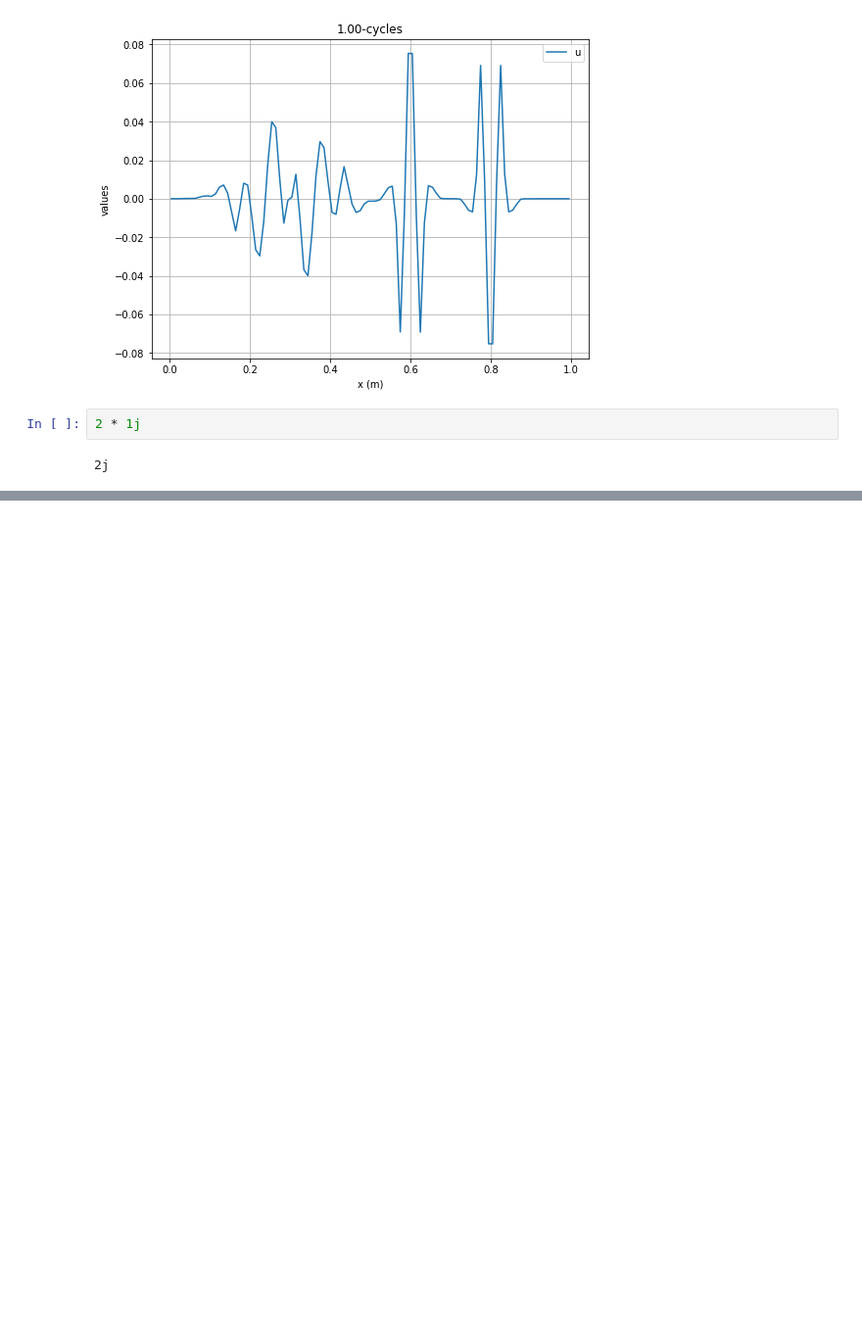
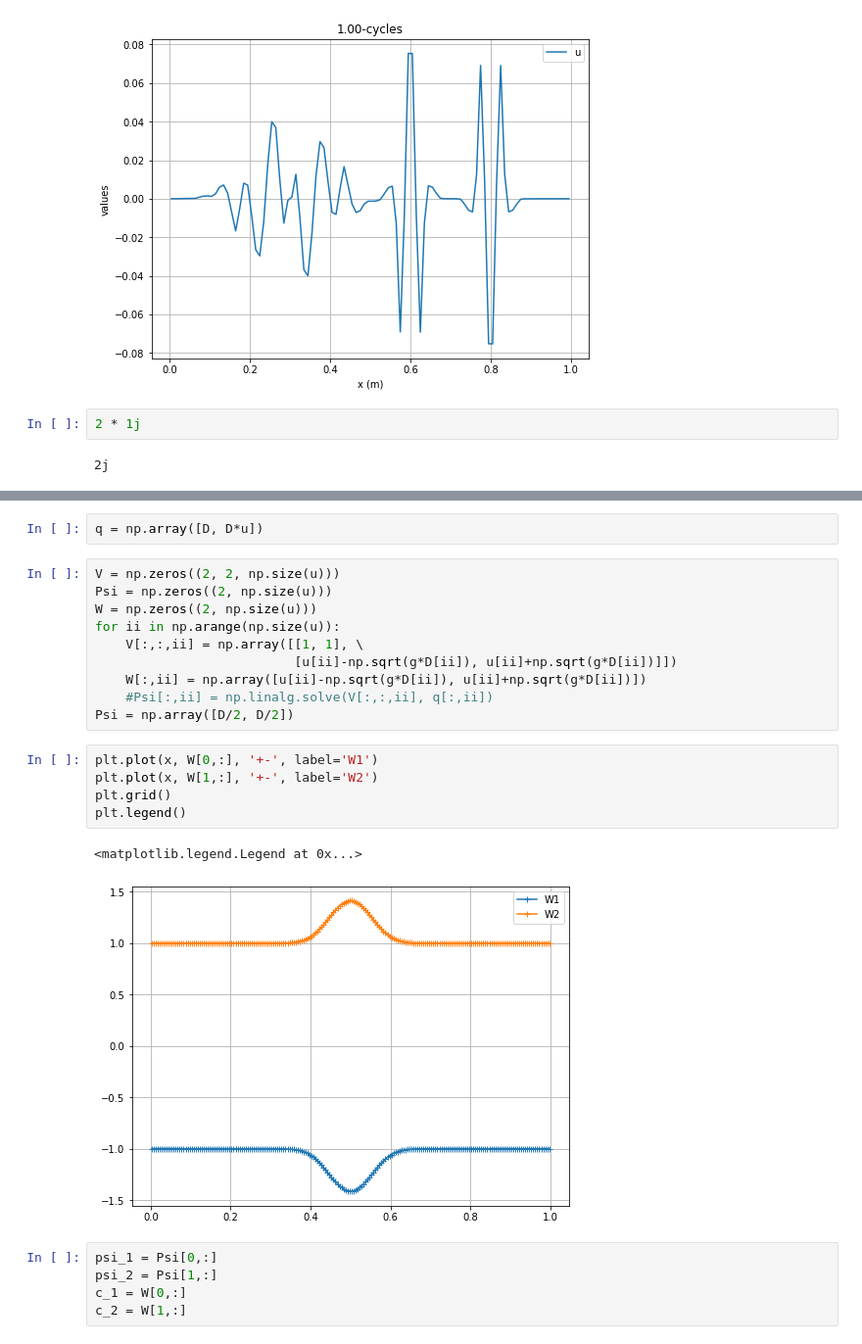
Before and after one commit to sirpipat/tsunami-modelling, a Jupyter notebook: src/Playground.ipynb, the cells around one changed output, grey strips where cells are left out. Shown at 98% size. Drawn from its saved outputs; the diff is of its cells as text; blank space fills up the shorter version.

```diff
--- a/src/Playground.ipynb
+++ b/src/Playground.ipynb
@@ -614,0 +655,25 @@ array([[ 3, 10, 12],
+# %%
+q = np.array([D, D*u])
+# %%
+V = np.zeros((2, 2, np.size(u)))
+Psi = np.zeros((2, np.size(u)))
+W = np.zeros((2, np.size(u)))
+for ii in np.arange(np.size(u)):
+    V[:,:,ii] = np.array([[1, 1], \
+                          [u[ii]-np.sqrt(g*D[ii]), u[ii]+np.sqrt(g*D[ii])]])
+    W[:,ii] = np.array([u[ii]-np.sqrt(g*D[ii]), u[ii]+np.sqrt(g*D[ii])])
+    #Psi[:,ii] = np.linalg.solve(V[:,:,ii], q[:,ii])
+Psi = np.array([D/2, D/2])
+# %%
+plt.plot(x, W[0,:], '+-', label='W1')
+plt.plot(x, W[1,:], '+-', label='W2')
+plt.grid()
+plt.legend()
+# %% [output]
+<matplotlib.legend.Legend at 0x...>
+[figure, added]
+# %%
+psi_1 = Psi[0,:]
+psi_2 = Psi[1,:]
+c_1 = W[0,:]
+c_2 = W[1,:]
```
Also changed, not shown: parts of 37 cells of this notebook, 6 other files.
